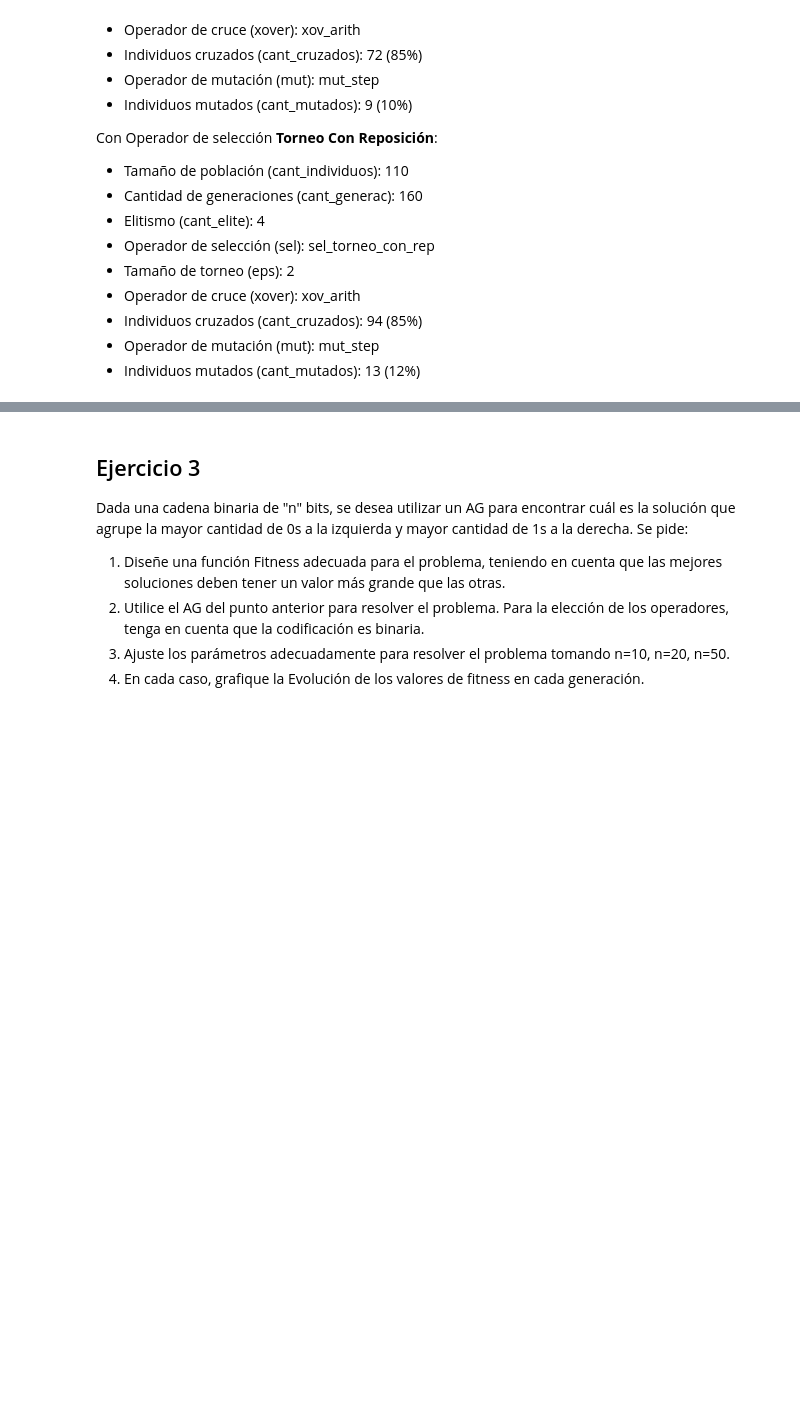
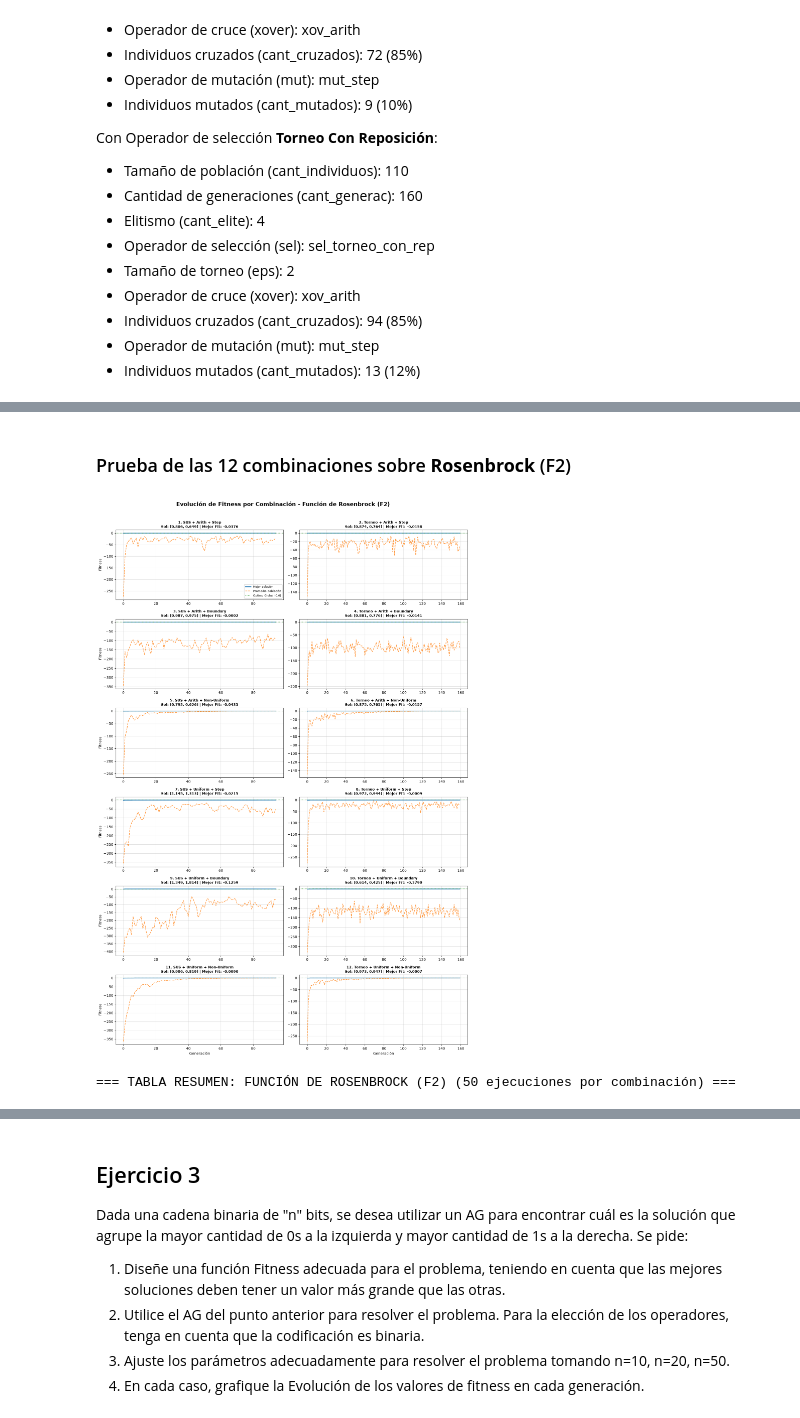
Before and after one commit to FranprzDev/HeuristcsAndML, a Jupyter notebook: TP4-Algoritmo-Genetico-Simple/TP4_Algoritmo_Genetico_Simple_Breslauer_Perez.ipynb, the cells around one changed output, grey strips where cells are left out. Saved outputs shown, nothing was run; the diff lists cells and outputs as text; code cells hidden in the pictures; blank space fills up the shorter version.

```diff
--- a/TP4-Algoritmo-Genetico-Simple/TP4_Algoritmo_Genetico_Simple_Breslauer_Perez.ipynb
+++ b/TP4-Algoritmo-Genetico-Simple/TP4_Algoritmo_Genetico_Simple_Breslauer_Perez.ipynb
@@ -930,0 +922,19 @@ Fitness promedio alcanzado: -0.0174
+# %% [markdown]
+### Prueba de las 12 combinaciones sobre **Rosenbrock** (F2)
+# %%
+cfg_ros_sus = {
+    'cant_individuos': 85, 'cant_generac': 95, 'cant_elite': 3,
+    'eps': 0.02, 'cant_cruzados': round(0.85 * 85), 'cant_mutados': round(0.10 * 85)
+}
+cfg_ros_torneo = {
+    'cant_individuos': 110, 'cant_generac': 160, 'cant_elite': 4,
+    'eps': 2, 'cant_cruzados': round(0.85 * 110), 'cant_mutados': round(0.12 * 110)
+}
+
+df_rosenbrock = evaluar_12_combinaciones_ej2(
+    "Función de Rosenbrock (F2)", F2, [[-2.048, 2.048], [-2.048, 2.048]],
+    cfg_ros_sus, cfg_ros_torneo, repeticiones=50
+)
+# %% [output]
+[figure, added]
+=== TABLA RESUMEN: FUNCIÓN DE ROSENBROCK (F2) (50 ejecuciones por combinación) ===
```
Also changed, not shown: parts of 21 cells of this notebook.
